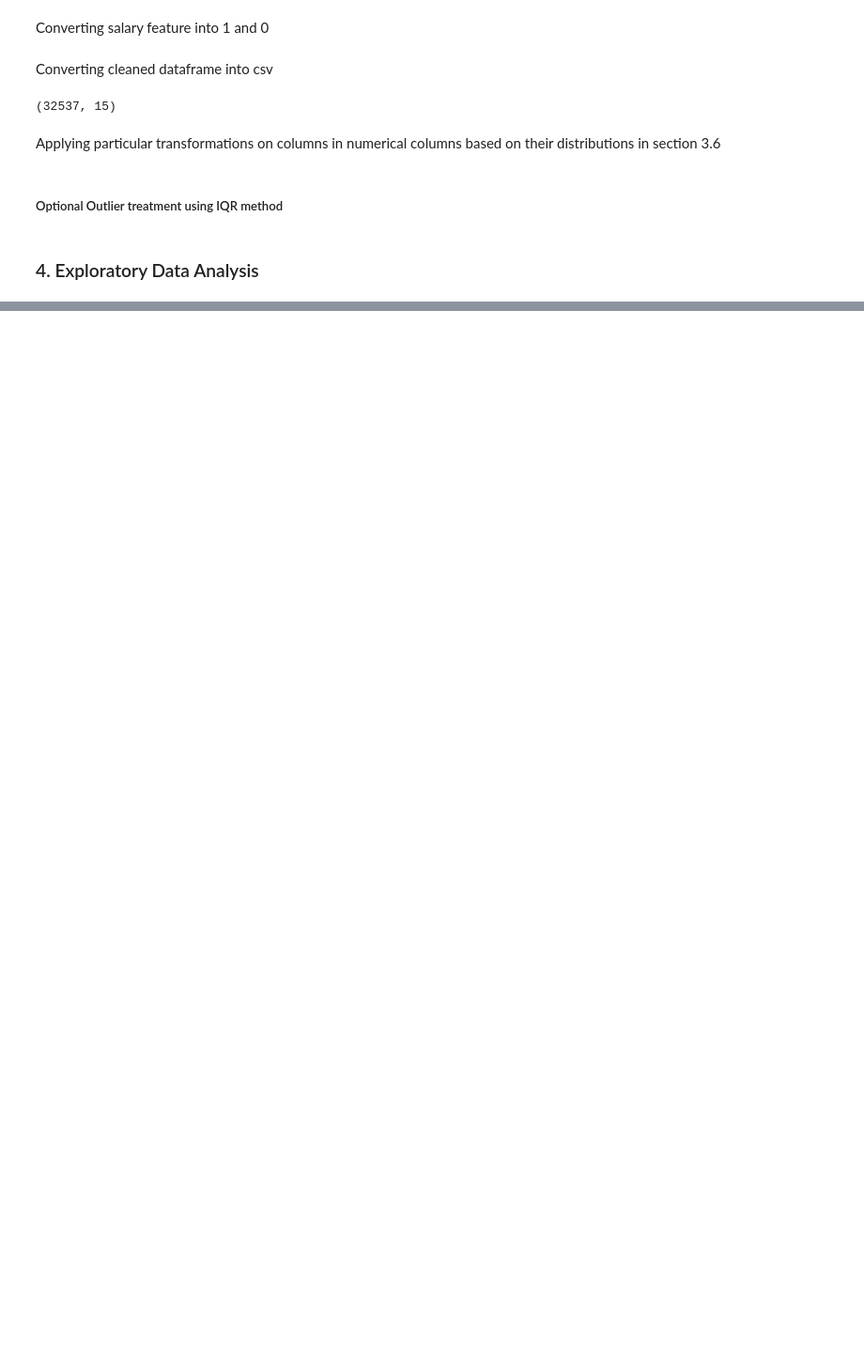
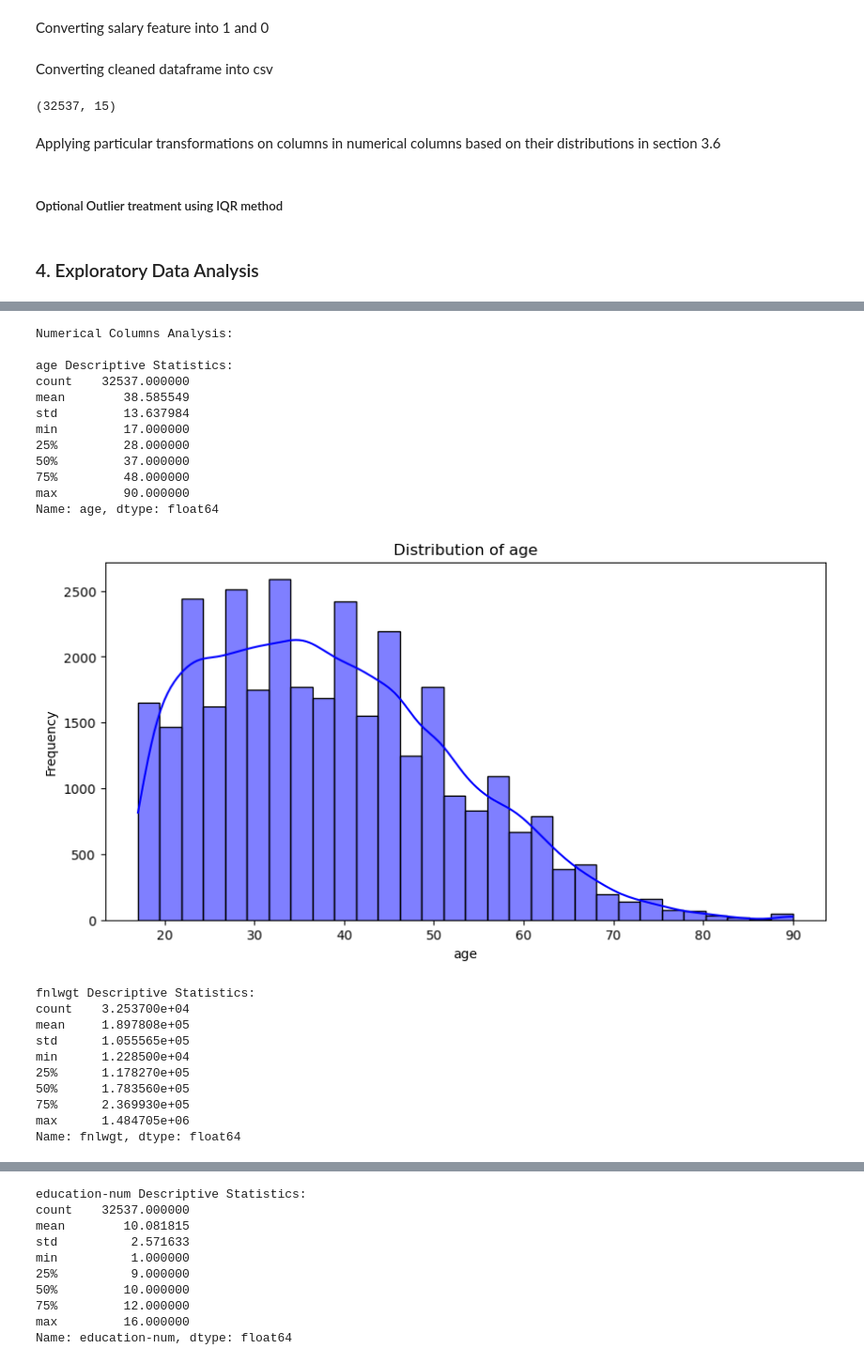
Before and after one commit to sam23287/Income-Prediction-ML-Project-, a Jupyter notebook: Exploratory_data_analysis.ipynb, the cells around one changed output, grey strips where cells are left out. Shown at 94% size. Drawn from its saved outputs; the diff is of its cells as text; code cells hidden in the pictures; blank space fills up the shorter version.

```diff
--- a/Exploratory_data_analysis.ipynb
+++ b/Exploratory_data_analysis.ipynb
@@ -414,0 +421,35 @@ df.head()
+# %%
+# Numerical Columns Analysis
+print("\nNumerical Columns Analysis:")
+for col in num_cols:
+    print(f"\n{col} Descriptive Statistics:\n{df[col].describe()}")
+    plt.figure(figsize=(10, 5))
+    sns.histplot(df[col], kde=True, bins=30, color='blue')
+    plt.title(f"Distribution of {col}")
+    plt.xlabel(col)
+    plt.ylabel("Frequency")
+    plt.show()
+# %% [output]
+Numerical Columns Analysis:
+
+age Descriptive Statistics:
+count    32537.000000
+mean        38.585549
+std         13.637984
+min         17.000000
+25%         28.000000
+50%         37.000000
+75%         48.000000
+max         90.000000
+Name: age, dtype: float64
+[figure, added]
+fnlwgt Descriptive Statistics:
+count    3.253700e+04
+mean     1.897808e+05
+std      1.055565e+05
+min      1.228500e+04
+25%      1.178270e+05
+50%      1.783560e+05
+75%      2.369930e+05
+max      1.484705e+06
+Name: fnlwgt, dtype: float64
@@ -414,0 +457,10 @@ df.head()
+education-num Descriptive Statistics:
+count    32537.000000
+mean        10.081815
+std          2.571633
+min          1.000000
+25%          9.000000
+50%         10.000000
+75%         12.000000
+max         16.000000
+Name: education-num, dtype: float64
```
Also changed, not shown: parts of 19 cells of this notebook, 2 other files.
